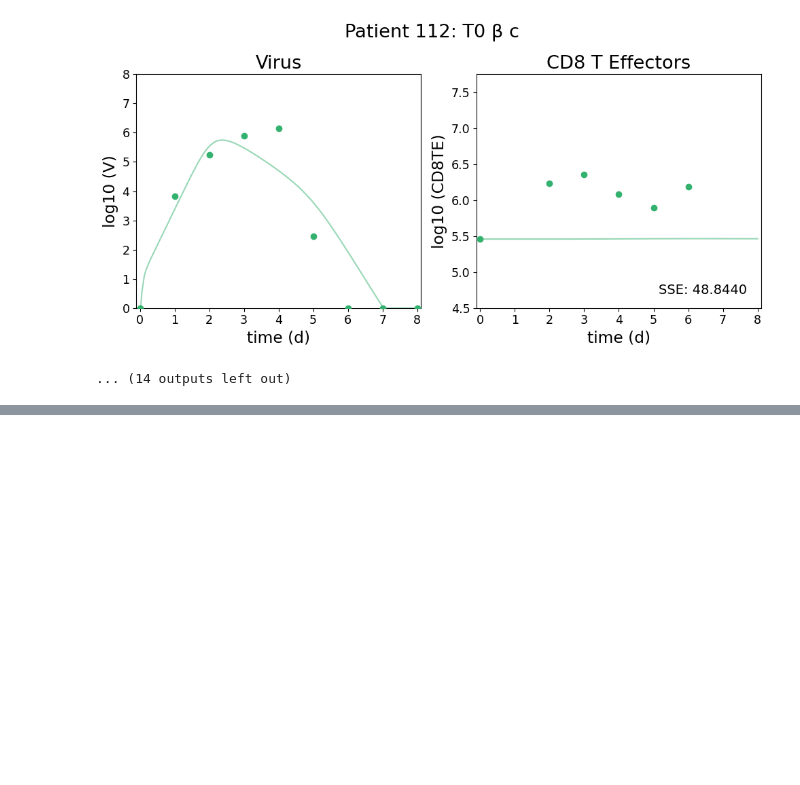
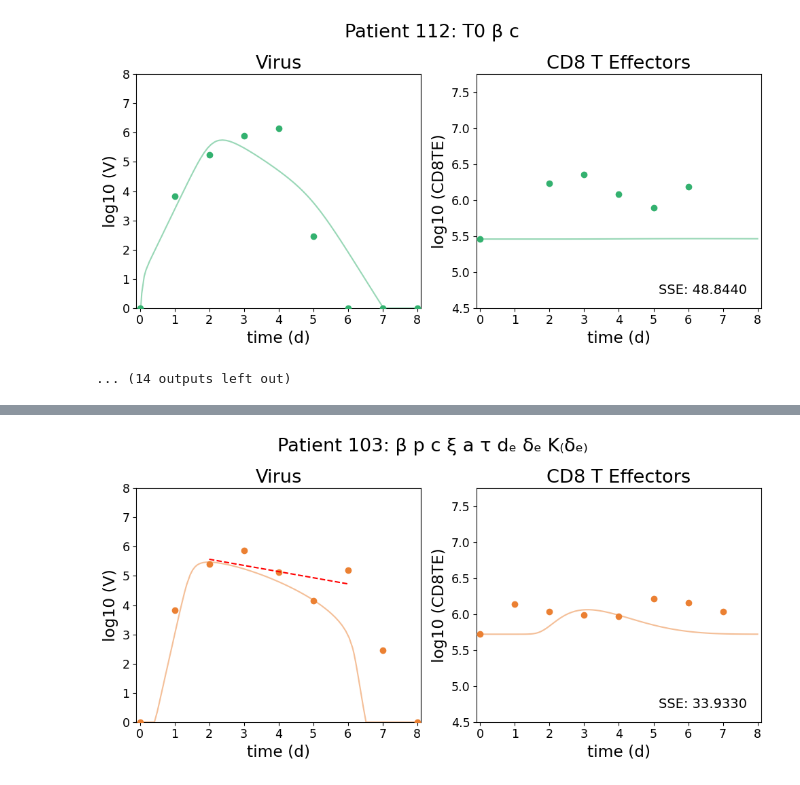
Before and after one commit to DoctorGoose/VirtualPatient, a Jupyter notebook: python/Patients.ipynb, the cells around one changed output, grey strips where cells are left out. Drawn from its saved outputs; the diff is of its cells as text; code cells hidden in the pictures; blank space fills up the shorter version.

```diff
--- a/python/Patients.ipynb
+++ b/python/Patients.ipynb
@@ -1420,3 +1422,66 @@ V: 46.227
 CD8TE: 2.617
 [figure]
 ... (14 outputs left out)
+# %%
+ids = ['MP', 103, 107, 110, 111, 112, 204, 207, 302, 307, 308, 311, 312]
+id = 103
+# Set up the system
+states = [
+    {'label': 'T', 'initial_value': 4E8, 'sse': False},
+    {'label': 'I1', 'initial_value': 75.0, 'sse': False},
+    {'label': 'I2', 'initial_value': 0.0, 'sse': False},
+    {'label': 'V', 'initial_value': 0.0, 'sse': True},
+    {'label': 'CD8TE', 'initial_value': 0.0, 'sse': True},
+    {'label': 'CD8TLung', 'initial_value': 0.0, 'sse': False},
+    {'label': 'Z1', 'initial_value': 0.0, 'sse': False},
+    {'label': 'Z2', 'initial_value': 0.0, 'sse': False},
+    {'label': 'Z3', 'initial_value': 0.0, 'sse': False},
+]
+t_span = (0.0, 8.0)
+parameters = Parameters(
+    E0=Parameter(name='E0', val=3.47E5, l_lim=1E4, u_lim=1E6, method='file', space='log10'), # MP 3.47E5
+    T0=Parameter(name='T0', val=4E8, l_lim=1E5, u_lim=4.1E8, method='fixed', space='log10'), # MP 4E8
+    I10=Parameter(name='I10', val=75, l_lim=1, u_lim=1E3, method='fixed', space='log10'), # MP 75
+    beta=Parameter(name='beta', val=8.62E-5, l_lim=2.5E-5, u_lim=2.14E-4, method='fit', space='log10'), # MP 1.0888E-4
+    k=Parameter(name='k', val=4.0, l_lim=1.0, u_lim=10.0, method='fixed', space='log10'), # MP 4
+    p=Parameter(name='p', val=7.43E-2, l_lim=8.49E-3, u_lim=0.274, method='fit', space='log10'), # MP 0.02978
+    c=Parameter(name='c', val=36.7, l_lim=5.0, u_lim=100, method='fit', space='log10'), # MP 13.934
+    delta=Parameter(name='delta', val=0.96, l_lim=0.01, u_lim=7.5, method='file', space='normal'), # MP 0.96
+    xi=Parameter(name='xi', val=0.1198, l_lim=0.01, u_lim=1, method='fit', space='log10'), # MP 0.1198
+    a=Parameter(name='a', val=0.3615, l_lim=0.01, u_lim=1, method='fit', space='normal'), # MP 0.3615
+    tau=Parameter(name='tau', val=1.38, l_lim=0.1, u_lim=5, method='fit', space='normal'), # MP 1.38
+    d_E=Parameter(name='d_E', val=1.25, l_lim=0.1, u_lim=10, method='fit', space='normal'), # MP 1.25
+    delta_E=Parameter(name='delta_E', val=8.939, l_lim=1, u_lim=100, method='fit', space='normal'), # MP 8.939
+    K_delta_E=Parameter(name='K_delta_E', val=1.3E4, l_lim=1E3, u_lim=1E5, method='fit', space='log10'), # MP 13019
+)
+
+# Import data
+df = pd.read_excel("../Data/References/Elective/Rahil_2020/Table8_Healed.xlsx", usecols=list(range(0, 143)))
+df = df[['VOLUNTEER', 'DAY', 'V', 'IFNY', 'CD8TE']]
+df_Rahil = df.loc[df['DAY'] < 9]
+
+# Run
+method='halton'
+patients = Patients(ids=ids, df=df_Rahil, t_span=t_span, parameters=parameters, states=states, parameter_file='LCT.xlsx', MP=False)
+results = patients.optimize_parameters(method=method, opt_target=id, iter=10000, verbose=True, path='Patient_Ts')
+for result, patient in results:
+    print(f"Results for Patient {patient.id}:")
+    print(result)
+    fit_parameters = {name: param for name, param in patient.parameters._parameters.items() if param.method == 'fit'}
+    for param_name, param in fit_parameters.items():
+        print(f"Parameter {param_name} optimized to {param.val}")
+
+    for idx, state in enumerate(patient.states):
+        state_label = state['label']
+        if state.get('sse', True) or state_label in ['CD8TE', 'V']:
+            print(f"{state_label}: {patient.sse_statewise[idx]:.3f}")
+subplot_configuration = [
+    #{'title': 'Target Cells', 'data_key': None, '2nd_data_key': None, 'sol_key': 0, '2nd_sol_key': None, 'data_scale': None, 'ylims': [1, 5E8]},
+    #{'title': 'Eclipse Cells', 'data_key': None, 'sol_key': 1, 'data_scale': None, 'ylims': [1, 5E8]},
+    #{'title': 'Infected Cells', 'data_key': None, '2nd_data_key': None, 'sol_key': 2, '2nd_sol_key': None, 'data_scale': None, 'ylims': [1, 5E8]},
+    {'title': 'Virus', 'data_key': 'V', '2nd_data_key': None, 'sol_key': 3, '2nd_sol_key': None, 'data_scale': None, 'ylims': [0,8]},
+    {'title': 'CD8 T Effectors', 'data_key': 'CD8TE', '2nd_data_key': 'CD8TE', 'sol_key': 4, '2nd_sol_key': None, 'data_scale': None, 'ylims': [4.5,7.75]}, #[3E4,3E7]
+    #{'title': 'CD8T Lung Cells', 'data_key': None, '2nd_data_key': None, 'sol_key': 5, '2nd_sol_key': None, 'data_scale': None, 'ylims': None},
+]
+plot(results, subplot_configuration, title=None,group=False, save=True)
+# %% [output]
@@ -1422,0 +1505 @@ CD8TE: 2.617
+[figure, added]
```
Also changed, not shown: parts of 4 cells of this notebook, 13 other files.
